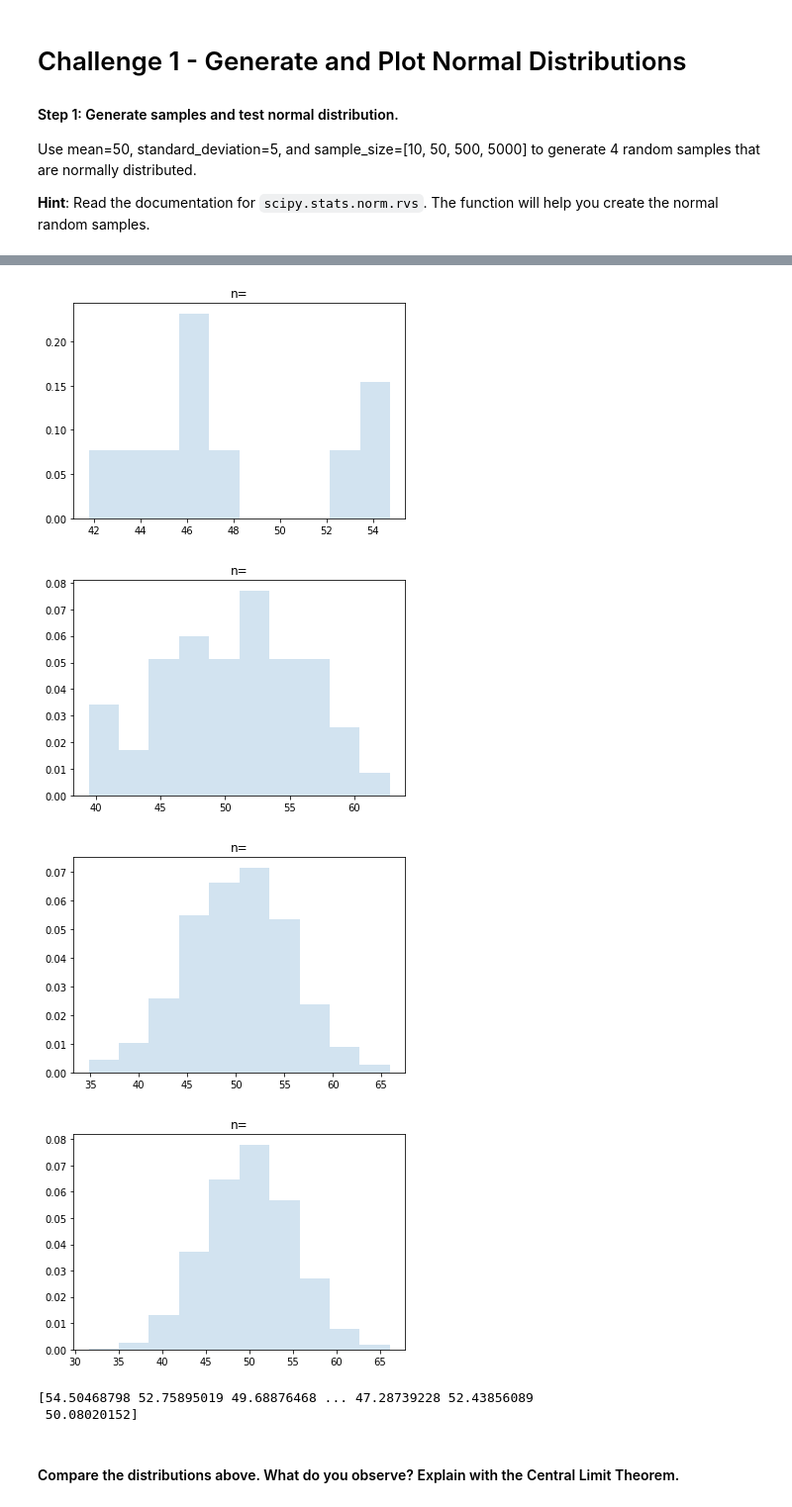
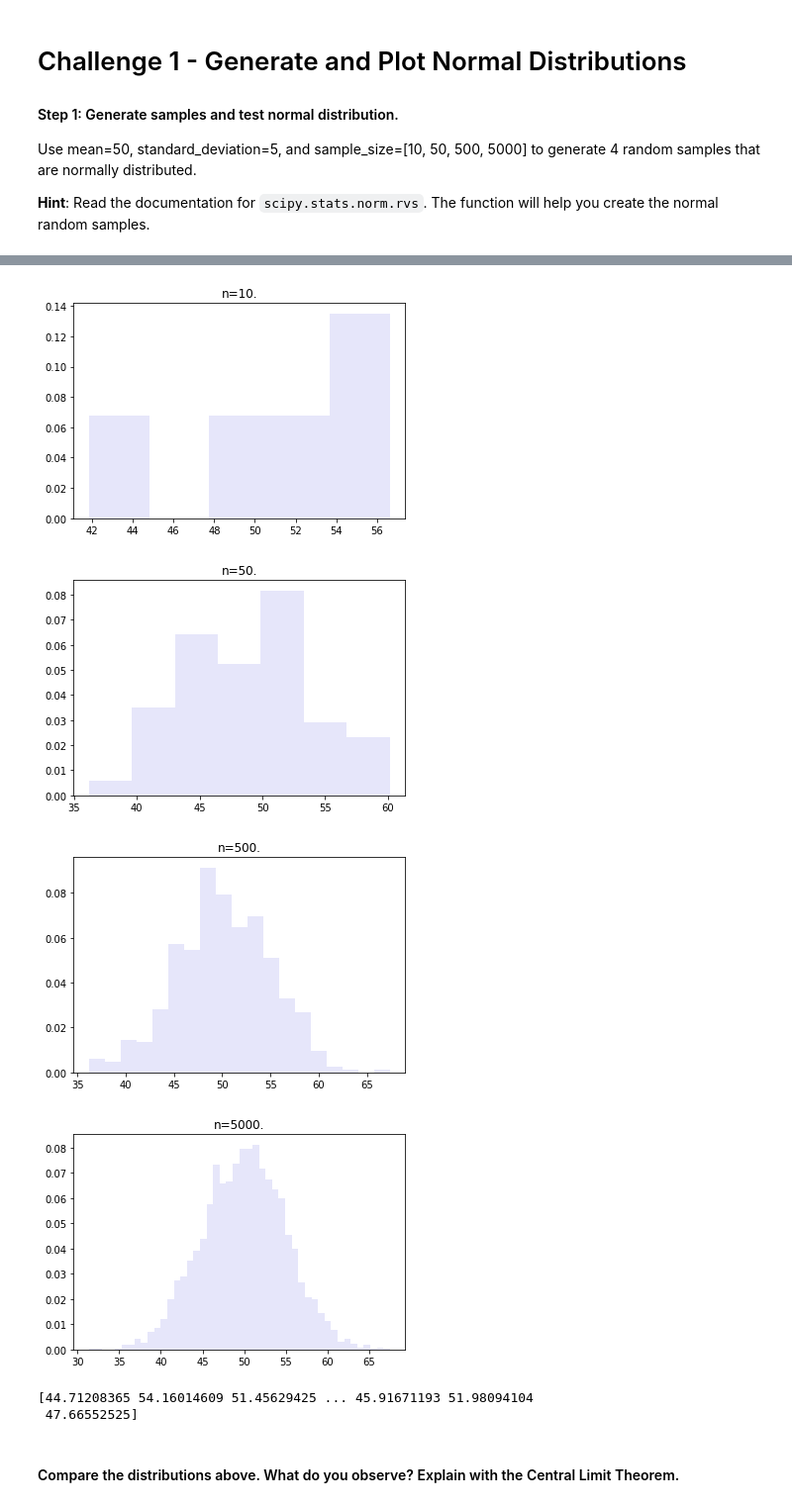
Before and after one commit to ta-data-bcn/lab-probability-dist, a Jupyter notebook: your-code/main.ipynb, the cells around one changed output, grey strips where cells are left out. Shown at 99% size. Cells and saved outputs as stored; diff of their text form; code cells hidden in the pictures.

```diff
--- a/your-code/main.ipynb
+++ b/your-code/main.ipynb
@@ -42,9 +24,0 @@ And compare the histogram:
-# %%
-mean = 50
-std = 5
-sample_size = [10, 50, 500, 5000]
-
-for size in sample_size:
-    r = norm.rvs(loc =  mean, scale = std , size = size)
-
-r
@@ -54,21 +24,0 @@ array([53.97786474, 52.40811891, 45.89306504, ..., 39.54206353,
-# %%
-mean = 50
-std = 5
-sample_size = [10, 50, 500, 5000]
-
-for size in sample_size:
-    r = norm.rvs(loc =  mean, scale = std , size = size)
-
-#creating figures
-fig, axs = plt.subplots(1, 4)
-#np.linspace:returns num evenly spaced samples, calculated over the interval [start, stop].
-x = np.linspace(10, 5000)
-y = norm.pdf(x)
-
-#rvs(loc=0, scale=1, size=1, random_state=None) - >Random variates.
-
-# pdf(x, loc=0, scale=1) -> Probability density function.
-
-plt.sca(axs[0])
-plt.plot(x, y, alpha=0.6, label='norm pdf')
-plt.show()
@@ -85,21 +33,22 @@ If you did, your outputs would be really similar to the ones below:
 # %%
 mean = 50
 std = 5
 sample_size = [10, 50, 500, 5000]
+scale = std/((n)**(1/2))
 
 for size in sample_size:
-    r = norm.rvs(loc =  mean, scale = std , size = size)
-    plt.hist(r, density=True, histtype='stepfilled', alpha=0.2)
-    plt.title("n= %i." % number")
+    r = norm.rvs(loc =  mean, scale = std/ , size = size)
+    plt.hist(r, density=True, histtype='stepfilled', color = "lavender", bins='auto')
+    plt.title("n=%i." % size)
     plt.show()
 
 print(r)
 # %% [output]
-[figure, old version]
+[figure, new version]
-[figure, old version]
+[figure, new version]
-[figure, old version]
+[figure, new version]
-[figure, old version]
+[figure, new version]
-[54.50468798 52.75895019 49.68876468 ... 47.28739228 52.43856089
- 50.08020152]
+[44.71208365 54.16014609 51.45629425 ... 45.91671193 51.98094104
+ 47.66552525]
 # %% [markdown]
 #### Compare the distributions above. What do you observe? Explain with the Central Limit Theorem.
```
Also changed, not shown: parts of 50 cells of this notebook.
